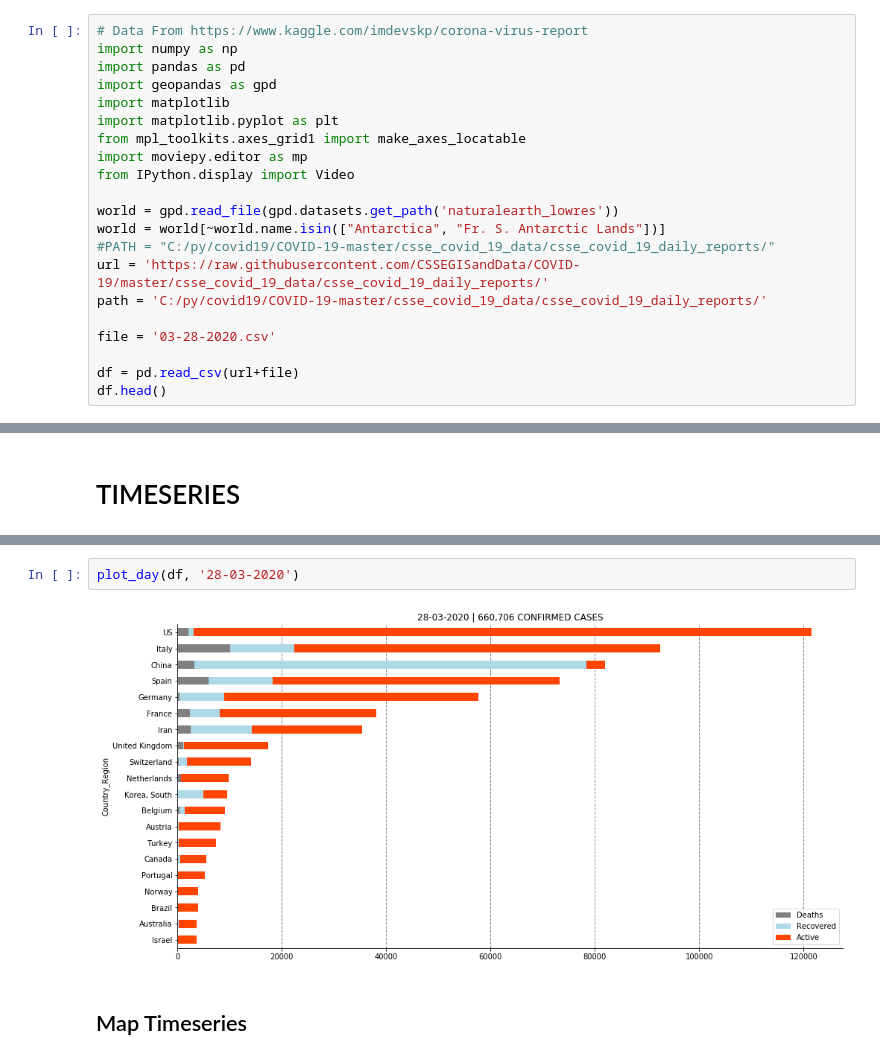
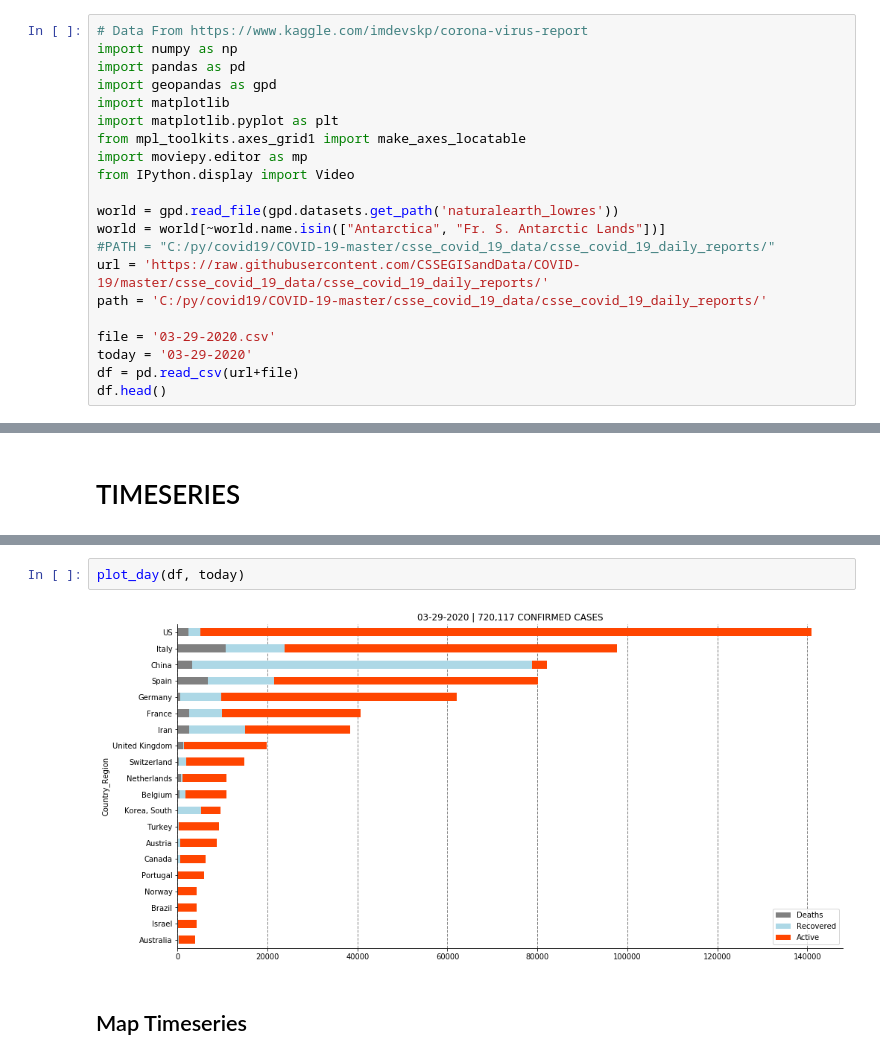
Before and after one commit to Thiagobc23/COVID-19, a Jupyter notebook: COVID19.ipynb, the cells around one changed output, grey strips where cells are left out. Cells and saved outputs as stored; diff of their text form.

```diff
--- a/COVID19.ipynb
+++ b/COVID19.ipynb
@@ -18,8 +18,8 @@ world = world[~world.name.isin(["Antarctica", "Fr. S. Antarctic Lands"])]
 url = 'https://raw.githubusercontent.com/CSSEGISandData/COVID-19/master/csse_covid_19_data/csse_covid_19_daily_reports/'
 path = 'C:/py/covid19/COVID-19-master/csse_covid_19_data/csse_covid_19_daily_reports/'
 
-file = '03-28-2020.csv'
-
+file = '03-29-2020.csv'
+today = '03-29-2020'
 df = pd.read_csv(url+file)
 df.head()
 # %% [output]
@@ -135,9 +135,9 @@ plot_map(df, '28-03-2020')
 # %% [output]
 [figure]
 # %%
-plot_day(df, '28-03-2020')
+plot_day(df, today)
 # %% [output]
-[figure, old version]
+[figure, new version]
 # %% [markdown]
 ## Map Timeseries
 # %%
```
Also changed, not shown: parts of 9 cells of this notebook, 1 other file.
